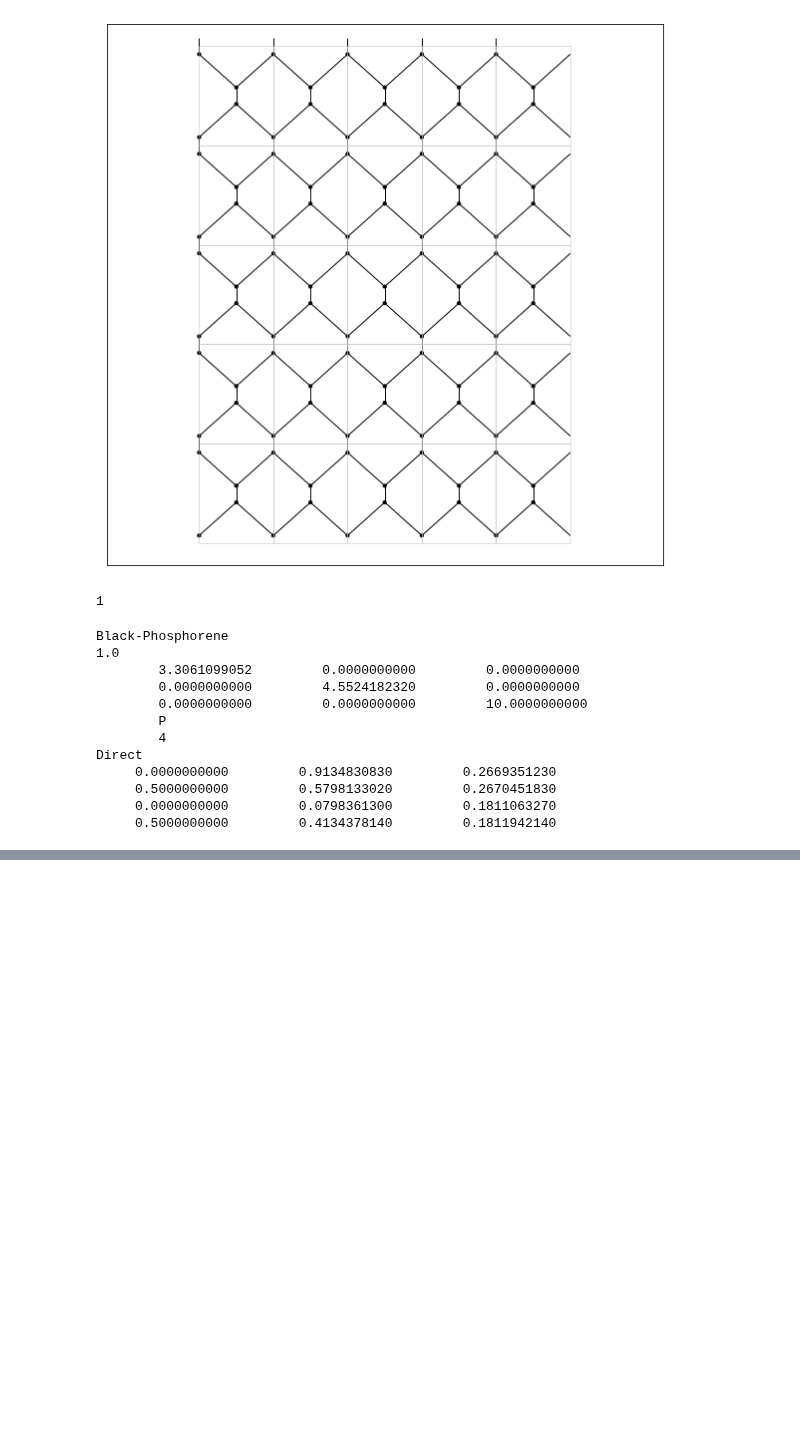
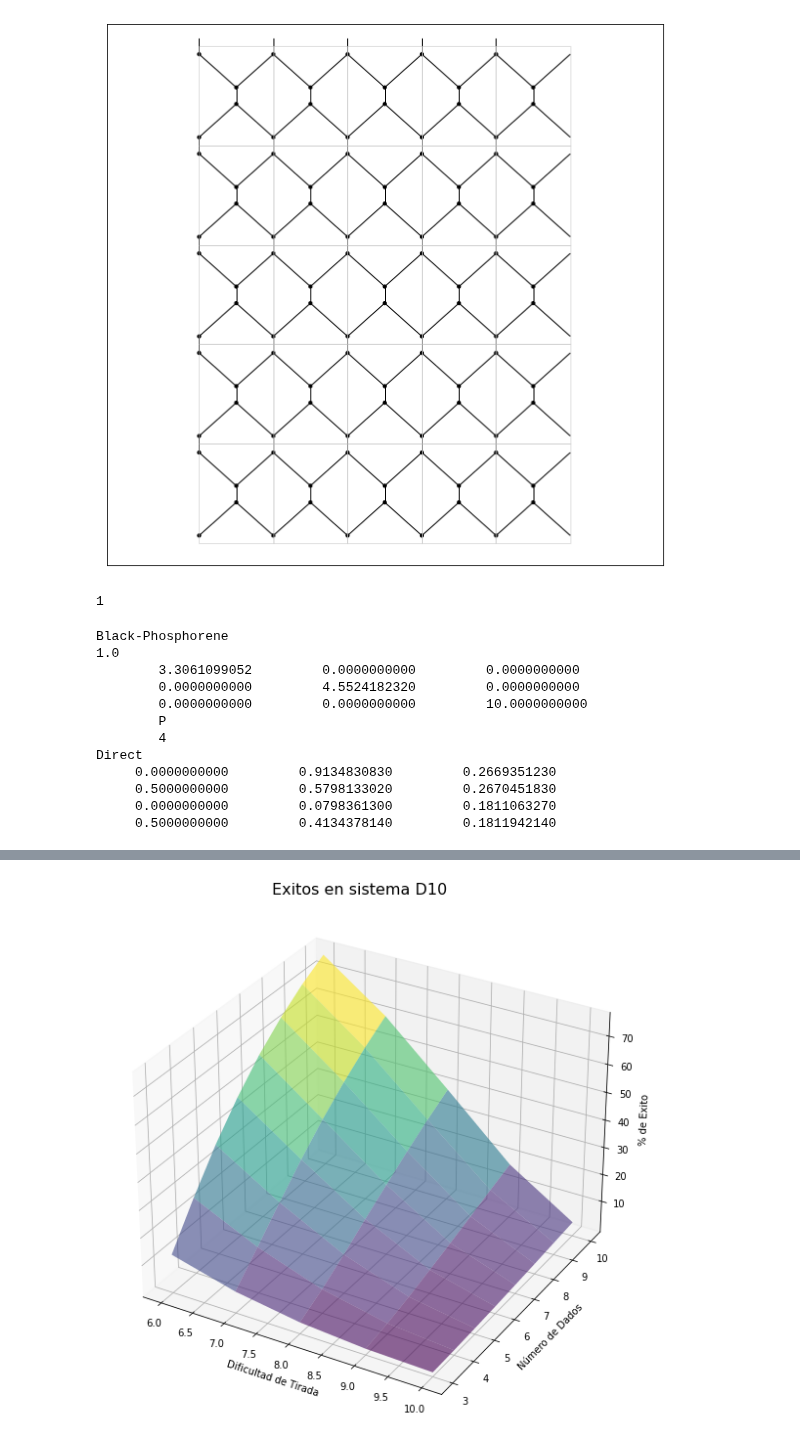
Before and after one commit to OssielAg/SS, a Jupyter notebook: SuperCell/ParaEjemplos.ipynb, the cells around one changed output, grey strips where cells are left out. Drawn from its saved outputs; the diff is of its cells as text; code cells hidden in the pictures; blank space fills up the shorter version.

```diff
--- a/SuperCell/ParaEjemplos.ipynb
+++ b/SuperCell/ParaEjemplos.ipynb
@@ -85,0 +114,15 @@ Direct
+# %%
+resF=[]
+resE=[]
+for d in range(6,11):
+    filaF=[]
+    filaE=[]
+    for n in range(3,11):
+        rp,pf,pe,pn = pruebas(n,d,1000000)
+        print("{} dados dificultad {}:(nulos {:.4f}%)\n\t".format(n,d,pn)+str(rp))
+        filaF.append(pf)
+        filaE.append(pe)
+    resF.append(filaF)
+    resE.append(filaE)
+resF=np.array(resF)
+resE=np.array(resE)
@@ -85,0 +147,17 @@ Direct
+# %%
+fig=plt.figure()
+ax=plt.axes(projection='3d')
+
+x=np.linspace(3,10,(10-2))
+y=np.linspace(6,10,(10-5))
+
+X,Y = np.meshgrid(x,y)
+
+ax.plot_surface(Y,X,resE,cmap="viridis",alpha=0.6)
+ax.set_xlabel("Dificultad de Tirada")
+ax.set_ylabel("Número de Dados")
+ax.set_zlabel("% de Exito")
+fig.suptitle("Exitos en sistema D10",y=0.9,fontsize=16)
+plt.show()
+# %% [output]
+[figure, added]
```
Also changed, not shown: parts of 8 cells of this notebook, 8 other files.
